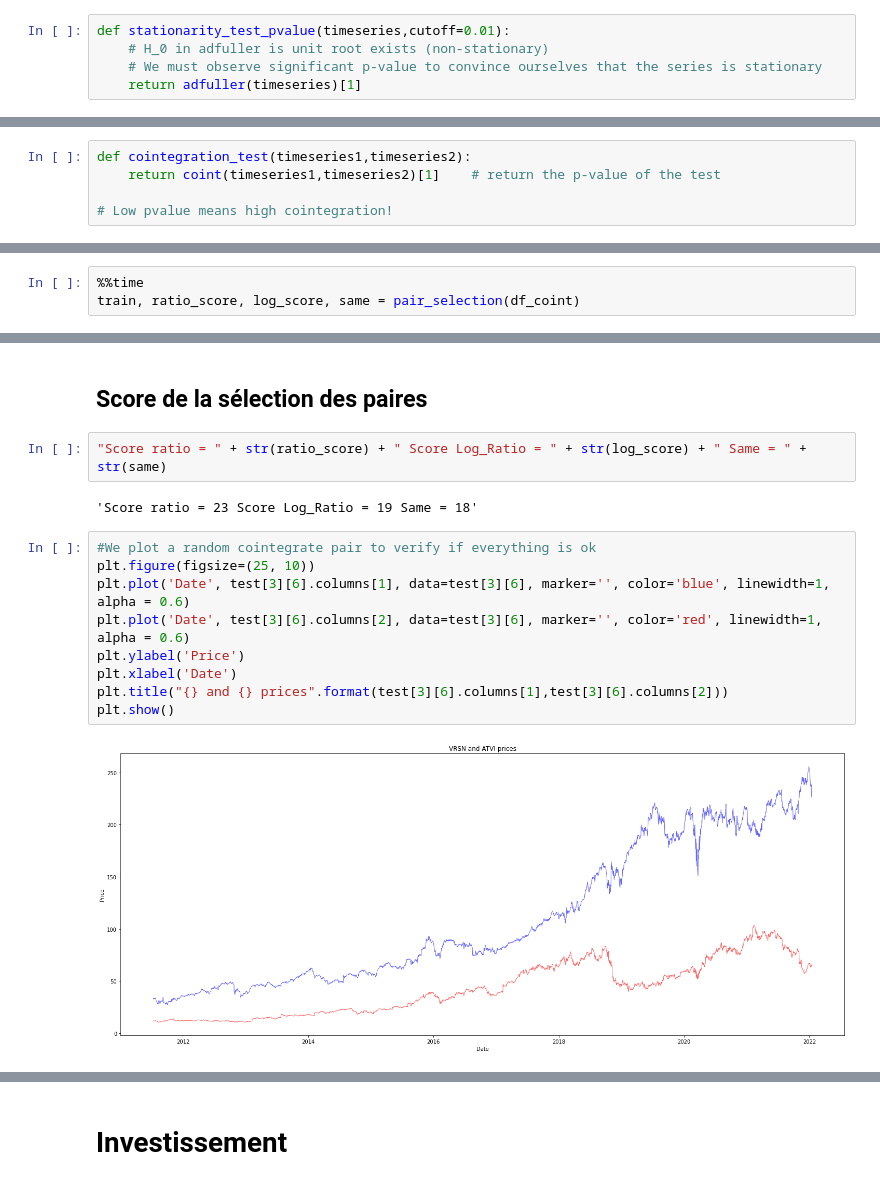
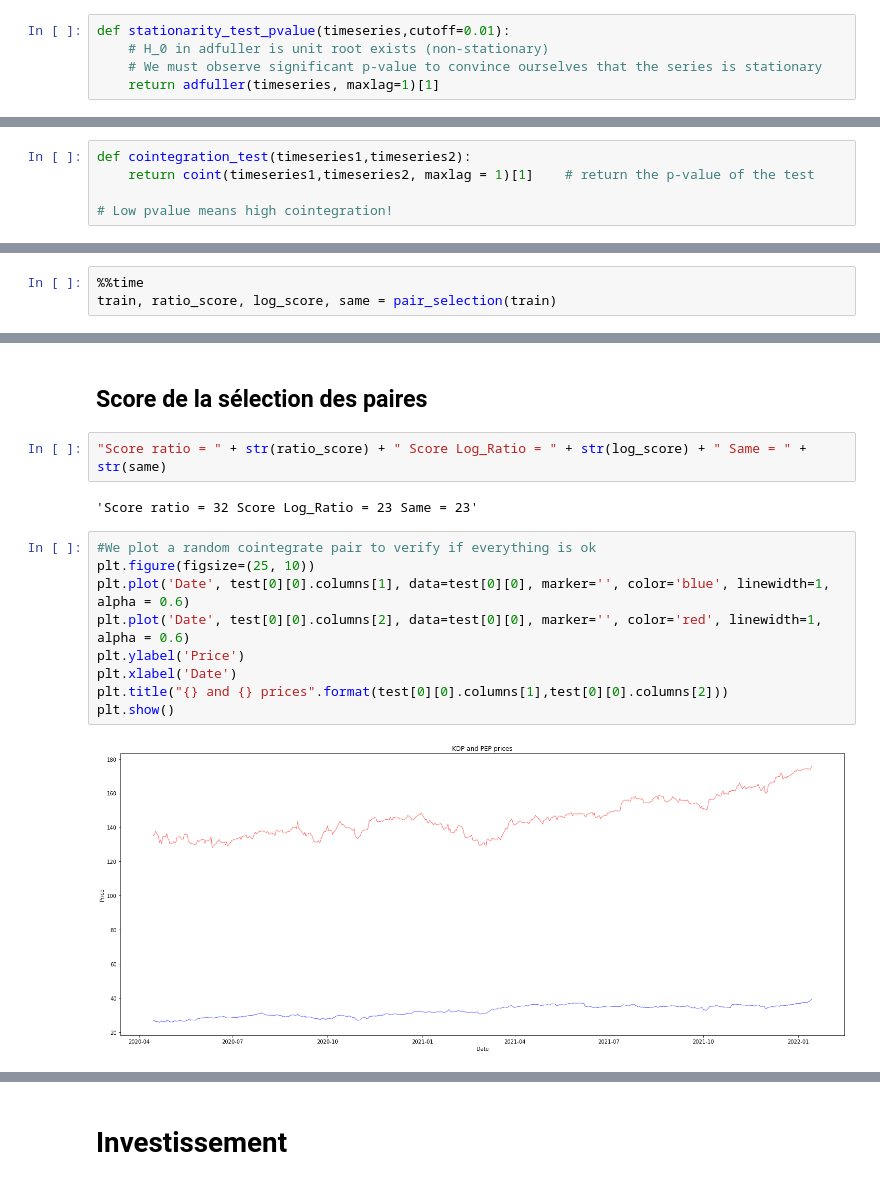
Before and after one commit to ArthurVinot/PI2, a Jupyter notebook: Code_Presentation.ipynb, the cells around one changed output, grey strips where cells are left out. Drawn from its saved outputs; the diff is of its cells as text.

```diff
--- a/Code_Presentation.ipynb
+++ b/Code_Presentation.ipynb
@@ -69,12 +69,12 @@ def stationarity_test_bool(timeseries,cutoff=0.01):
 def stationarity_test_pvalue(timeseries,cutoff=0.01):
     # H_0 in adfuller is unit root exists (non-stationary)
     # We must observe significant p-value to convince ourselves that the series is stationary
-    return adfuller(timeseries)[1]
+    return adfuller(timeseries, maxlag=1)[1]
 # %% [markdown]
 ### Cointegration
 # %%
 def cointegration_test(timeseries1,timeseries2):
-    return coint(timeseries1,timeseries2)[1]    # return the p-value of the test
+    return coint(timeseries1,timeseries2, maxlag = 1)[1]    # return the p-value of the test
 
 # Low pvalue means high cointegration!
 # %% [markdown]
@@ -437,7 +437,7 @@ def test_selection(train, test):
     return [[x for x in groupe if list(x.columns) in train_list] for groupe in test if [x for x in groupe if list(x.columns) in train_list] != []]
 # %%
 %%time
-train, ratio_score, log_score, same = pair_selection(df_coint)
+train, ratio_score, log_score, same = pair_selection(train)
 # %% [output]
 drop_faible_coint OK
 Add_Ratios OK
@@ -452,15 +452,15 @@ test = test_selection(train, test)
 # %%
 "Score ratio = " + str(ratio_score) + " Score Log_Ratio = " + str(log_score) + " Same = " + str(same)
 # %% [output]
-'Score ratio = 23 Score Log_Ratio = 19 Same = 18'
+'Score ratio = 32 Score Log_Ratio = 23 Same = 23'
 # %%
 #We plot a random cointegrate pair to verify if everything is ok
 plt.figure(figsize=(25, 10))
-plt.plot('Date', test[3][6].columns[1], data=test[3][6], marker='', color='blue', linewidth=1, alpha = 0.6)
-plt.plot('Date', test[3][6].columns[2], data=test[3][6], marker='', color='red', linewidth=1, alpha = 0.6)
+plt.plot('Date', test[0][0].columns[1], data=test[0][0], marker='', color='blue', linewidth=1, alpha = 0.6)
+plt.plot('Date', test[0][0].columns[2], data=test[0][0], marker='', color='red', linewidth=1, alpha = 0.6)
 plt.ylabel('Price')
 plt.xlabel('Date')
-plt.title("{} and {} prices".format(test[3][6].columns[1],test[3][6].columns[2]))
+plt.title("{} and {} prices".format(test[0][0].columns[1],test[0][0].columns[2]))
 plt.show()
 # %% [output]
-[figure, old version]
+[figure, new version]
```
Also changed, not shown: parts of 11 cells of this notebook.
